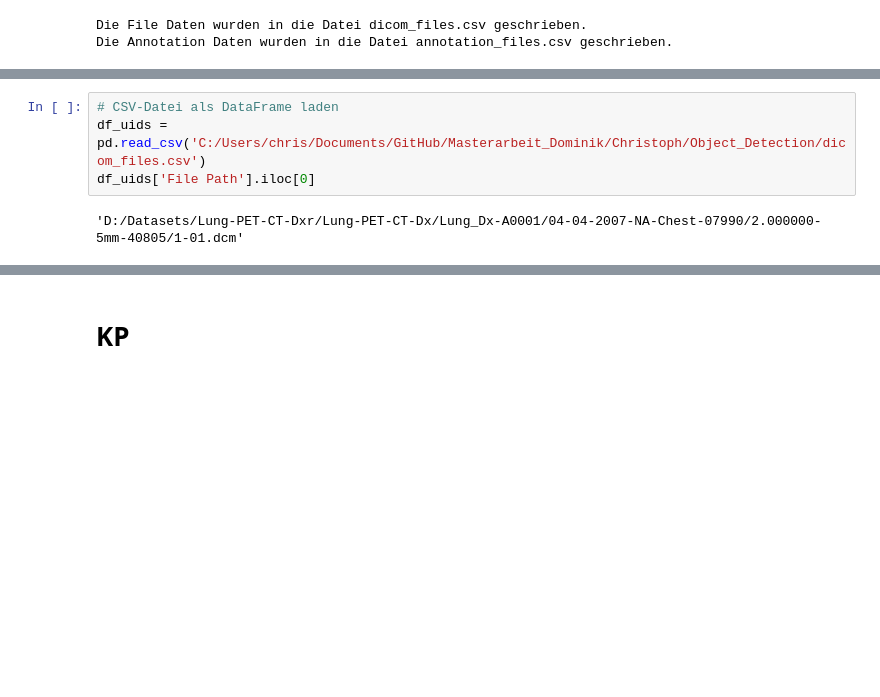
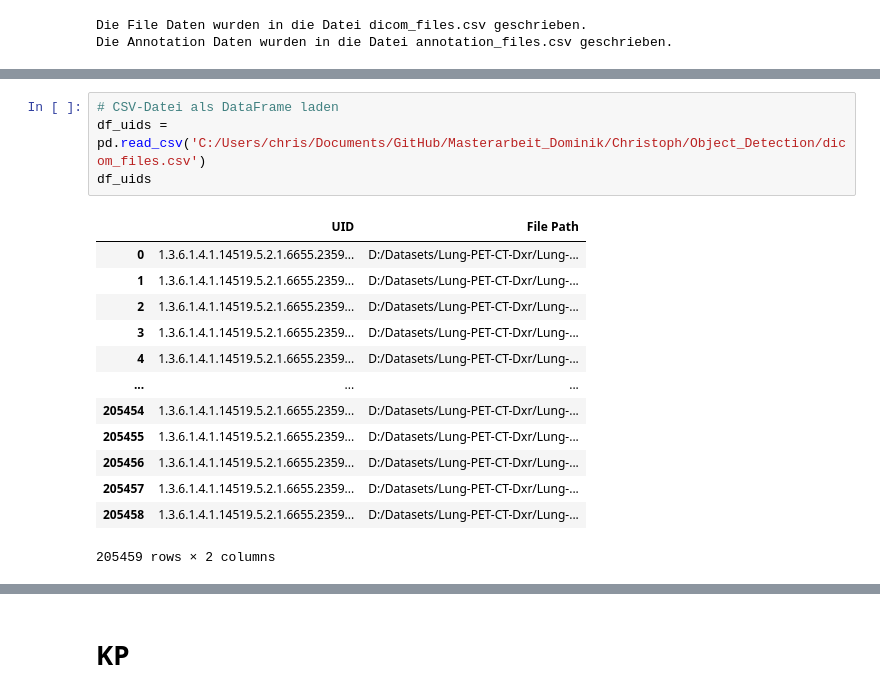
Before and after one commit to DominikHahn1407/Masterarbeit, a Jupyter notebook: Christoph/Object_Detection/CapsuleNet_Detection_lung.ipynb, the cells around one changed output, grey strips where cells are left out. Saved outputs shown, nothing was run; the diff lists cells and outputs as text; blank space fills up the shorter version.

```diff
--- a/Christoph/Object_Detection/CapsuleNet_Detection_lung.ipynb
+++ b/Christoph/Object_Detection/CapsuleNet_Detection_lung.ipynb
@@ -219,6 +231,18 @@ df_annotations['File Path_Annotation'].iloc[0]
 # %%
 # CSV-Datei als DataFrame laden
 df_uids = pd.read_csv('C:/Users/chris/Documents/GitHub/Masterarbeit_Dominik/Christoph/Object_Detection/dicom_files.csv')
-df_uids['File Path'].iloc[0]
+df_uids
 # %% [output]
+|  | UID | File Path |
+| 0 | 1.3.6.1.4.1.14519.5.2.1.6655.2359... | D:/Datasets/Lung-PET-CT-Dxr/Lung-... |
+| 1 | 1.3.6.1.4.1.14519.5.2.1.6655.2359... | D:/Datasets/Lung-PET-CT-Dxr/Lung-... |
+| 2 | 1.3.6.1.4.1.14519.5.2.1.6655.2359... | D:/Datasets/Lung-PET-CT-Dxr/Lung-... |
+| 3 | 1.3.6.1.4.1.14519.5.2.1.6655.2359... | D:/Datasets/Lung-PET-CT-Dxr/Lung-... |
+| 4 | 1.3.6.1.4.1.14519.5.2.1.6655.2359... | D:/Datasets/Lung-PET-CT-Dxr/Lung-... |
+| ... | ... | ... |
+| 205454 | 1.3.6.1.4.1.14519.5.2.1.6655.2359... | D:/Datasets/Lung-PET-CT-Dxr/Lung-... |
+| 205455 | 1.3.6.1.4.1.14519.5.2.1.6655.2359... | D:/Datasets/Lung-PET-CT-Dxr/Lung-... |
+| 205456 | 1.3.6.1.4.1.14519.5.2.1.6655.2359... | D:/Datasets/Lung-PET-CT-Dxr/Lung-... |
+| 205457 | 1.3.6.1.4.1.14519.5.2.1.6655.2359... | D:/Datasets/Lung-PET-CT-Dxr/Lung-... |
+| 205458 | 1.3.6.1.4.1.14519.5.2.1.6655.2359... | D:/Datasets/Lung-PET-CT-Dxr/Lung-... |
-'D:/Datasets/Lung-PET-CT-Dxr/Lung-PET-CT-Dx/Lung_Dx-A0001/04-04-2007-NA-Chest-07990/2.000000-5mm-40805/1-01.dcm'
+205459 rows × 2 columns
```
Also changed, not shown: parts of 2 cells of this notebook, 1 other file.
